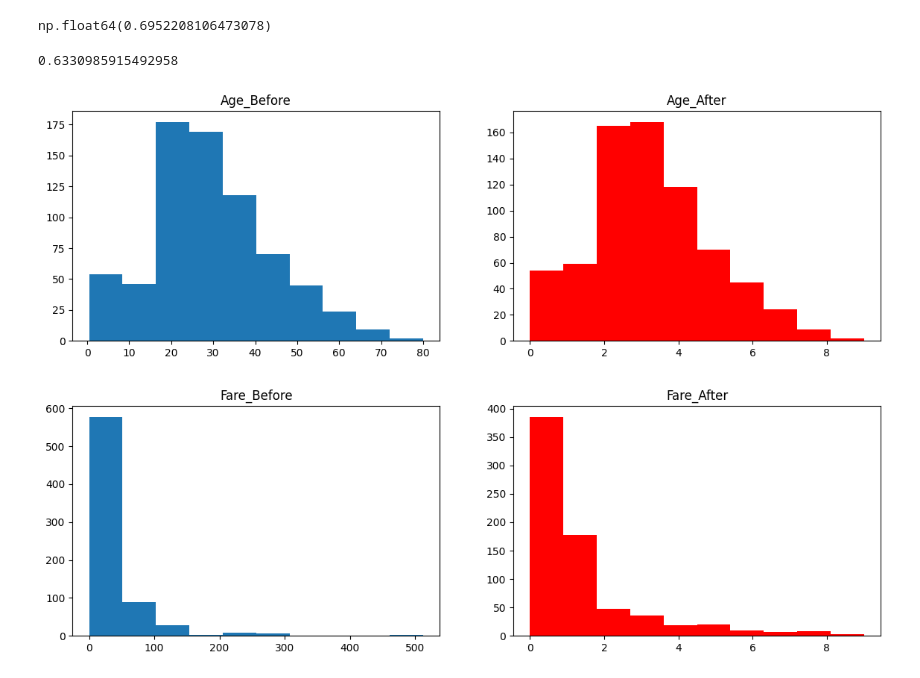
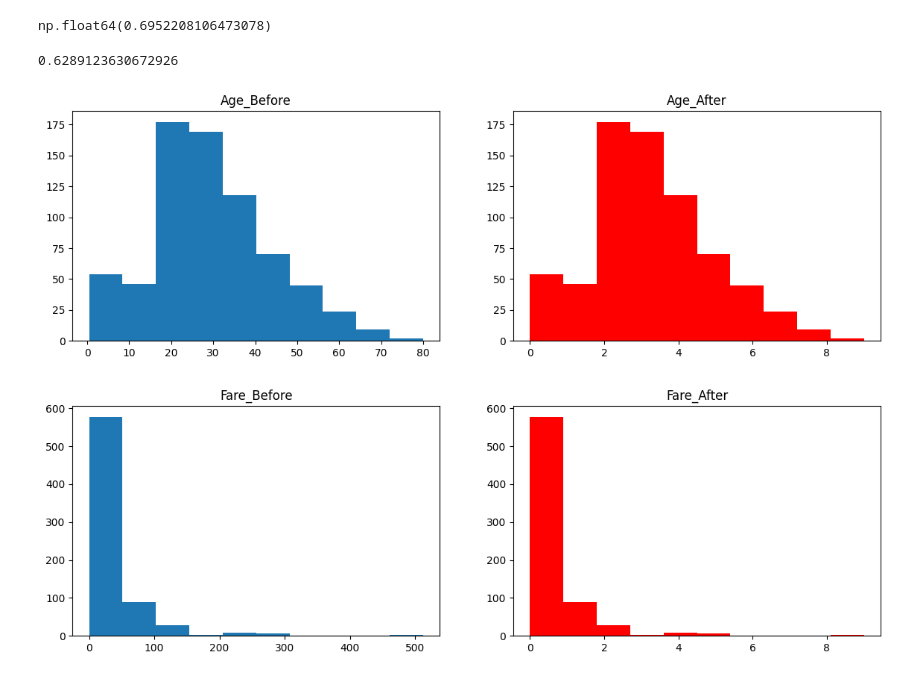
Before and after one commit to MR-ROGUE01/feature-discretization-with-kbinsdiscretizer, a Jupyter notebook: Day_32.ipynb, the cells around one changed output. Drawn from its saved outputs; the diff is of its cells as text; code cells hidden in the pictures.

```diff
--- a/Day_32.ipynb
+++ b/Day_32.ipynb
@@ -138,11 +138,11 @@ def discretize(bins,strategy):
 
     plt.show()
 # %%
-discretize(10,'kmeans')
+discretize(10,'uniform')
 # %% [output]
-0.6330985915492958
+0.6289123630672926
-[figure, old version]
+[figure, new version]
-[figure, old version]
+[figure, new version]
 # %%
 
 discretize(10,'quantile')
```
Also changed, not shown: parts of 5 cells of this notebook.
